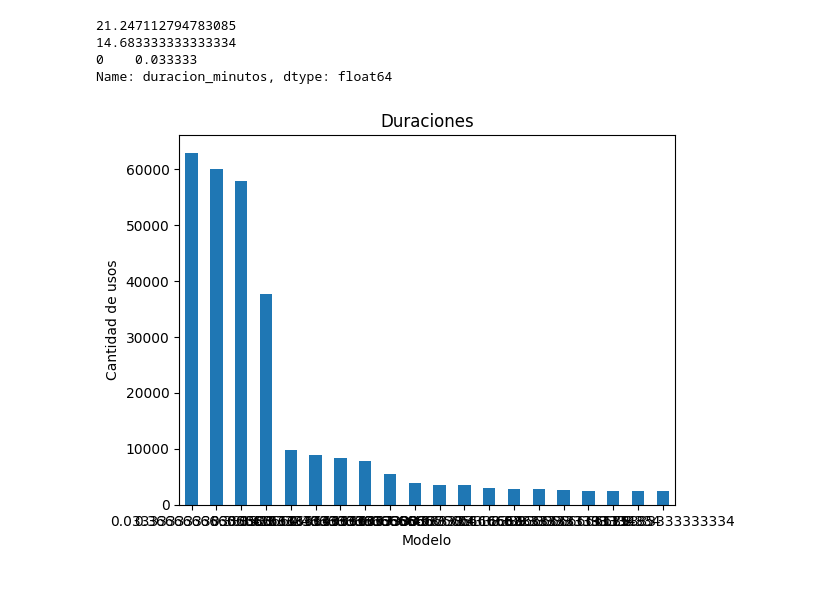
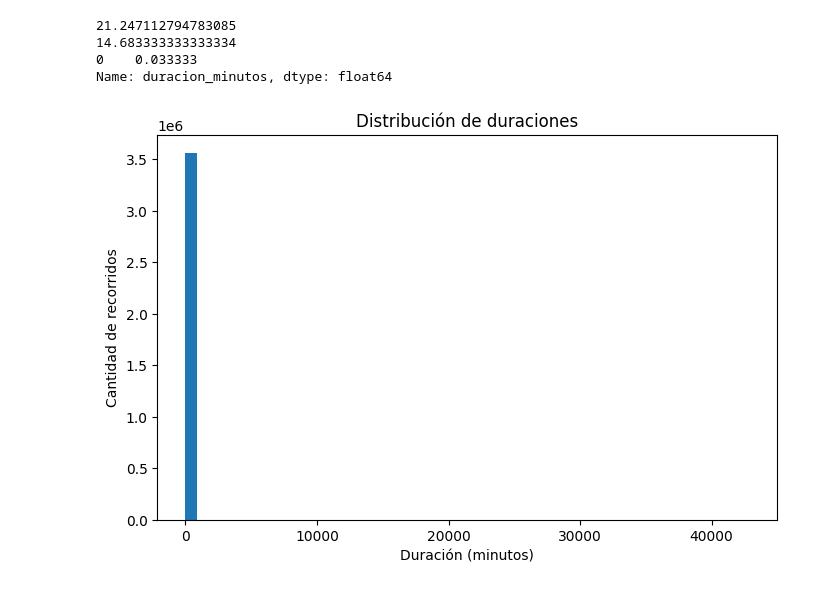
Before and after one commit to JuanPalomeque/Recorridos-en-Ecobicis, a Jupyter notebook: ecobicis.ipynb, the cells around one changed output. Saved outputs shown, nothing was run; the diff lists cells and outputs as text; code cells hidden in the pictures.

```diff
--- a/ecobicis.ipynb
+++ b/ecobicis.ipynb
@@ -190,17 +190,11 @@ print(df['duracion_minutos'].mode())
 0    0.033333
 Name: duracion_minutos, dtype: float64
 # %%
-%matplotlib inline
-import matplotlib.pyplot as plt
-
-conteo = df['duracion_minutos'].value_counts().head(20)
-
-ax = conteo.plot( kind='bar')
-
-plt.title('Duraciones')
-plt.xlabel('Modelo')
-plt.ylabel('Cantidad de usos')
-plt.xticks(rotation=0)
+plt.figure(figsize=(8,5))
+df['duracion_minutos'].plot(kind='hist', bins=50)
+plt.title('Distribución de duraciones')
+plt.xlabel('Duración (minutos)')
+plt.ylabel('Cantidad de recorridos')
 plt.show()
 # %% [output]
-[figure, old version]
+[figure, new version]
```
Also changed, not shown: parts of 6 cells of this notebook.
